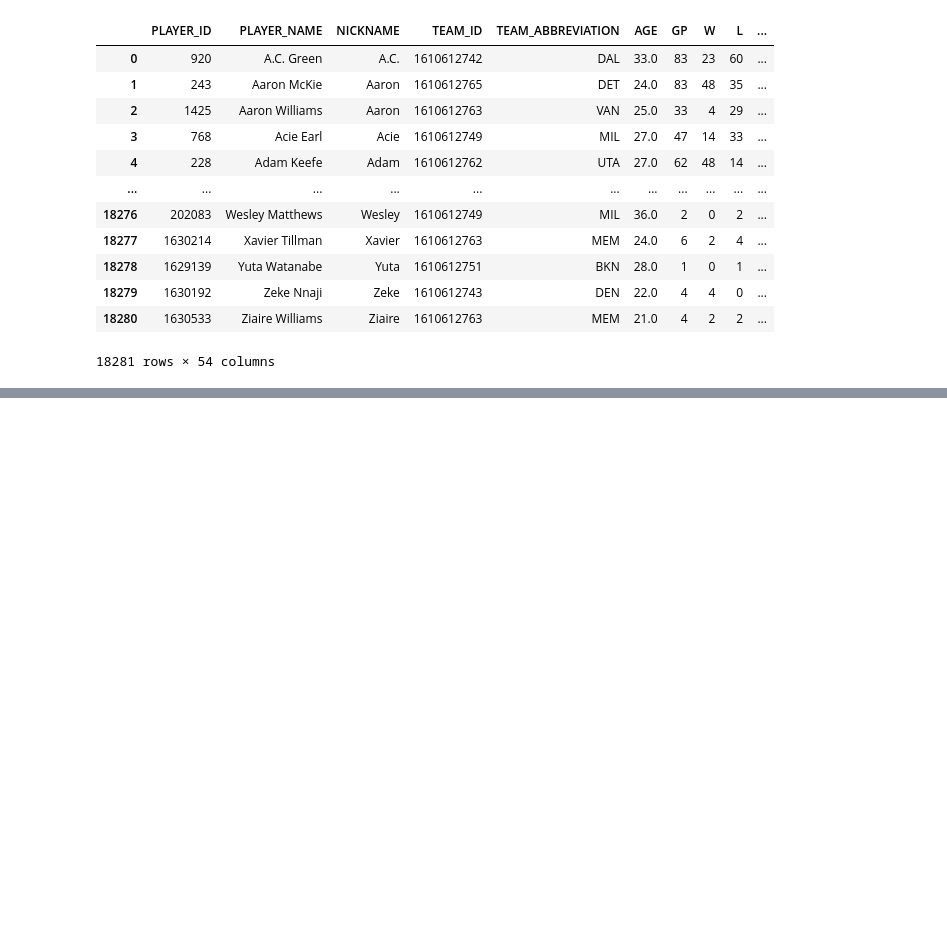
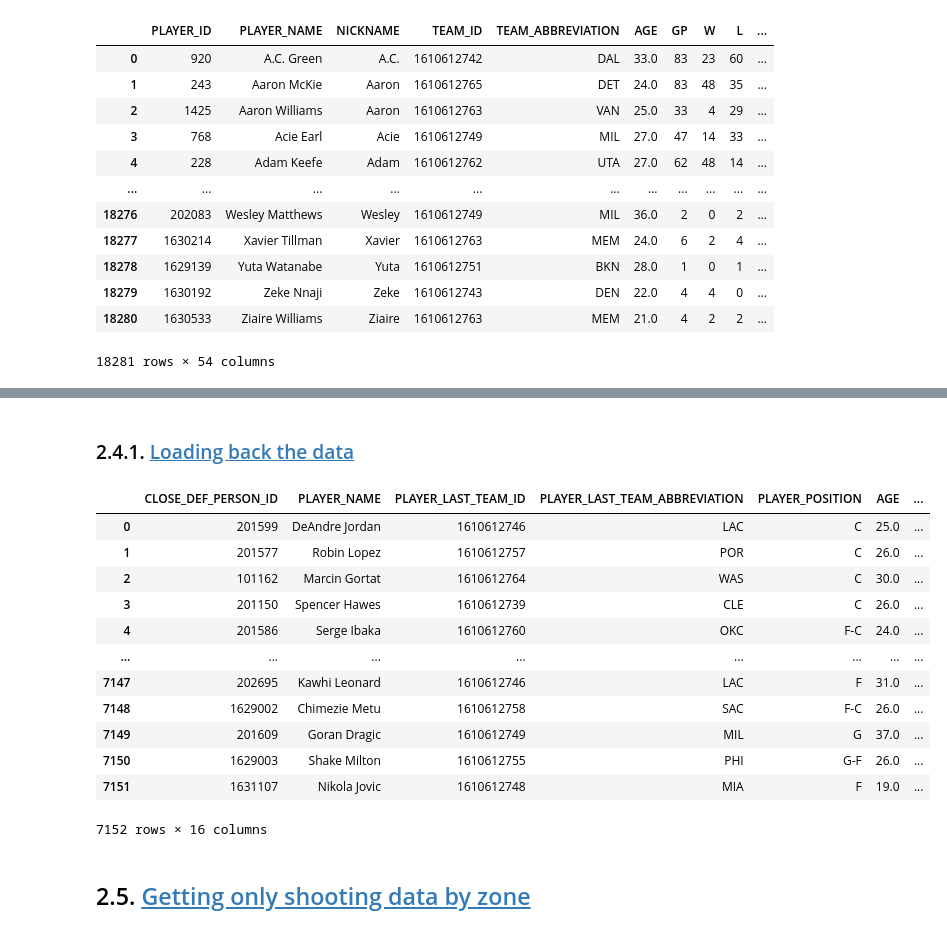
Before and after one commit to brunopiato/NBA_2022-2023, a Jupyter notebook: notebooks/NBA_web_scrapper_v2.ipynb, the cells around one changed output, grey strips where cells are left out. Saved outputs shown, nothing was run; the diff lists cells and outputs as text; code cells hidden in the pictures; blank space fills up the shorter version.

```diff
--- a/notebooks/NBA_web_scrapper_v2.ipynb
+++ b/notebooks/NBA_web_scrapper_v2.ipynb
@@ -1175,0 +2457,27 @@ df_players_scoring
+# %% [markdown]
+### 2.4.1. <a id='toc2_4_1_'></a>[Loading back the data](#toc0_)
+# %%
+df_defense_overall = pd.read_csv('/home/bruno/repos/NBA_2022-2023/data/scraped_all_seasons/df_defense_overall.csv', low_memory=False)
+df_defense_3P = pd.read_csv('/home/bruno/repos/NBA_2022-2023/data/scraped_all_seasons/df_defense_3P.csv', low_memory=False)
+df_defense_2P = pd.read_csv('/home/bruno/repos/NBA_2022-2023/data/scraped_all_seasons/df_defense_2P.csv', low_memory=False)
+df_defense_6ft = pd.read_csv('/home/bruno/repos/NBA_2022-2023/data/scraped_all_seasons/df_defense_6ft.csv', low_memory=False)
+df_defense_10ft = pd.read_csv('/home/bruno/repos/NBA_2022-2023/data/scraped_all_seasons/df_defense_10ft.csv', low_memory=False)
+df_defense_15ft = pd.read_csv('/home/bruno/repos/NBA_2022-2023/data/scraped_all_seasons/df_defense_15ft.csv', low_memory=False)
+# %%
+df_defense_10ft
+# %% [output]
+|  | CLOSE_DEF_PERSON_ID | PLAYER_NAME | PLAYER_LAST_TEAM_ID | PLAYER_LAST_TEAM_ABBREVIATION | PLAYER_POSITION | AGE | ... |
+| 0 | 201599 | DeAndre Jordan | 1610612746 | LAC | C | 25.0 | ... |
+| 1 | 201577 | Robin Lopez | 1610612757 | POR | C | 26.0 | ... |
+| 2 | 101162 | Marcin Gortat | 1610612764 | WAS | C | 30.0 | ... |
+| 3 | 201150 | Spencer Hawes | 1610612739 | CLE | C | 26.0 | ... |
+| 4 | 201586 | Serge Ibaka | 1610612760 | OKC | F-C | 24.0 | ... |
+| ... | ... | ... | ... | ... | ... | ... | ... |
+| 7147 | 202695 | Kawhi Leonard | 1610612746 | LAC | F | 31.0 | ... |
+| 7148 | 1629002 | Chimezie Metu | 1610612758 | SAC | F-C | 26.0 | ... |
+| 7149 | 201609 | Goran Dragic | 1610612749 | MIL | G | 37.0 | ... |
+| 7150 | 1629003 | Shake Milton | 1610612755 | PHI | G-F | 26.0 | ... |
+| 7151 | 1631107 | Nikola Jovic | 1610612748 | MIA | F | 19.0 | ... |
+7152 rows × 16 columns
+# %% [markdown]
+## 2.5. <a id='toc2_5_'></a>[Getting only shooting data by zone](#toc0_)
```
Also changed, not shown: parts of 34 cells of this notebook, 4 other files.
